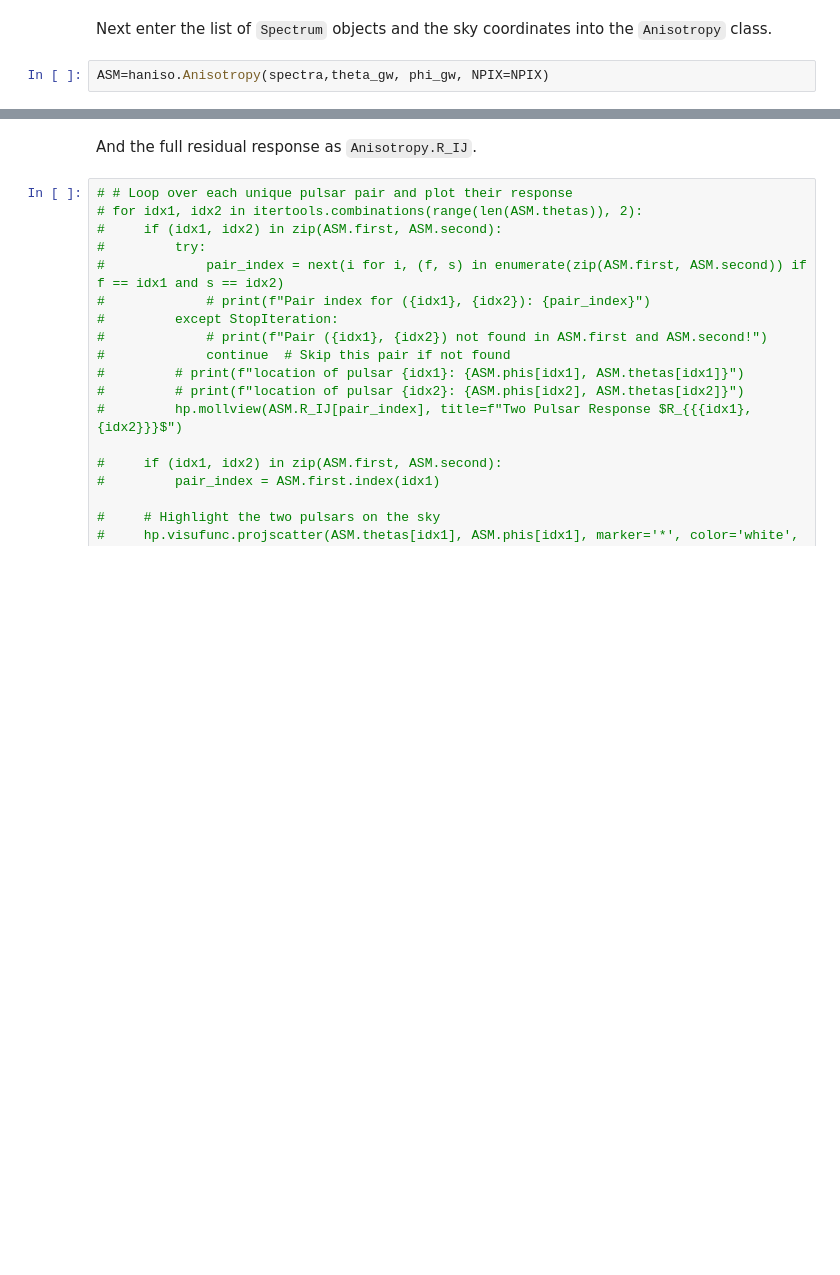
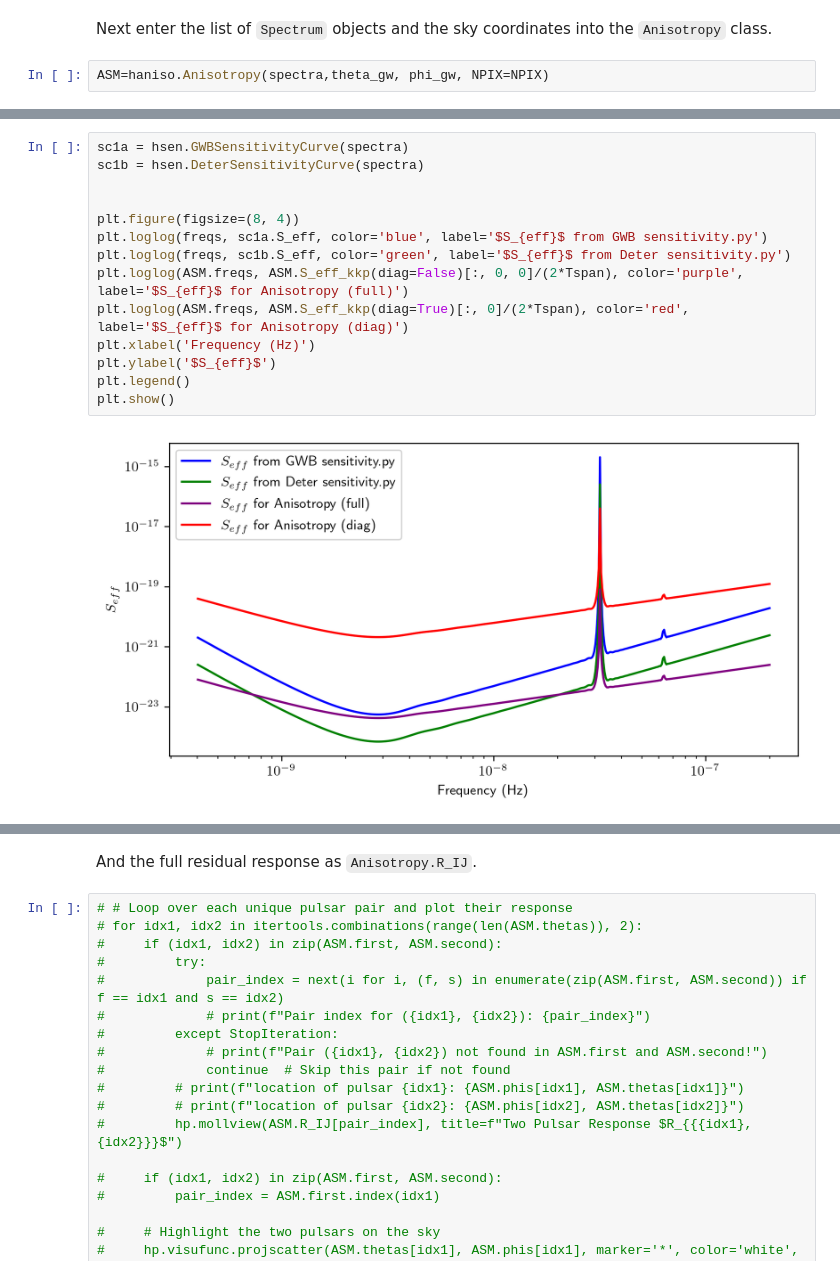
Before and after one commit to DanielJOliver/hasasia, a Jupyter notebook: docs/_static/notebooks/anisotropy_tutorial.ipynb, the cells around one changed output, grey strips where cells are left out. Drawn from its saved outputs; the diff is of its cells as text; blank space fills up the shorter version.

```diff
--- a/docs/_static/notebooks/anisotropy_tutorial.ipynb
+++ b/docs/_static/notebooks/anisotropy_tutorial.ipynb
@@ -84,0 +170,16 @@ shape of ASM.R_IJ: (48,)
+# %%
+sc1a = hsen.GWBSensitivityCurve(spectra)
+sc1b = hsen.DeterSensitivityCurve(spectra)
+
+
+plt.figure(figsize=(8, 4))
+plt.loglog(freqs, sc1a.S_eff, color='blue', label='$S_{eff}$ from GWB sensitivity.py')
+plt.loglog(freqs, sc1b.S_eff, color='green', label='$S_{eff}$ from Deter sensitivity.py')
+plt.loglog(ASM.freqs, ASM.S_eff_kkp(diag=False)[:, 0, 0]/(2*Tspan), color='purple', label='$S_{eff}$ for Anisotropy (full)')
+plt.loglog(ASM.freqs, ASM.S_eff_kkp(diag=True)[:, 0]/(2*Tspan), color='red', label='$S_{eff}$ for Anisotropy (diag)')
+plt.xlabel('Frequency (Hz)')
+plt.ylabel('$S_{eff}$')
+plt.legend()
+plt.show()
+# %% [output]
+[figure, added]
```
Also changed, not shown: parts of 36 cells of this notebook, 1 other file.
